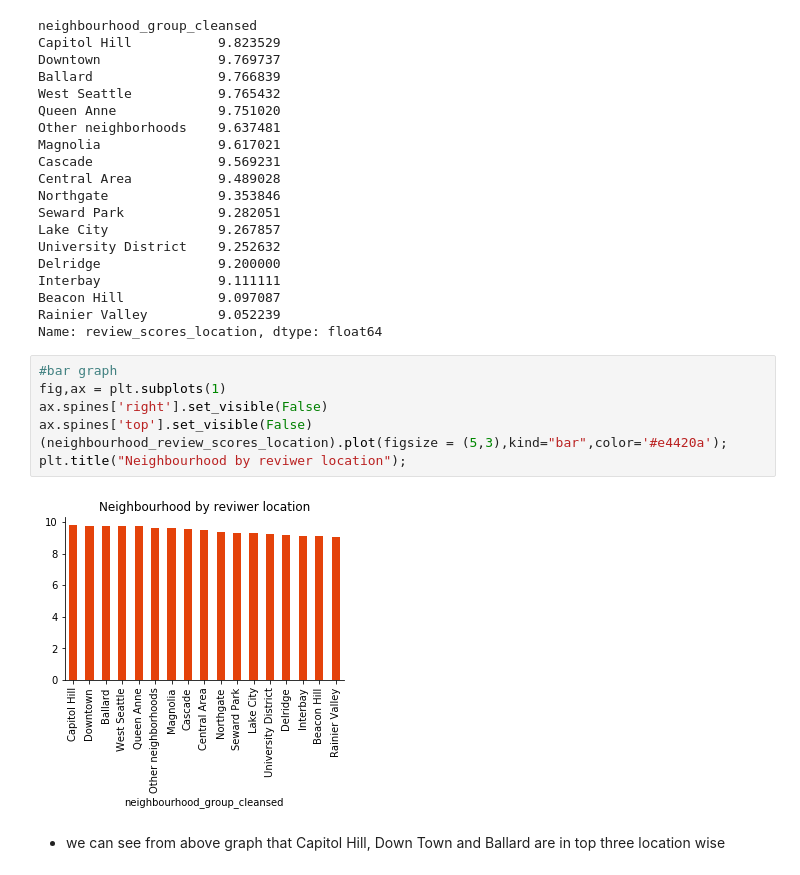
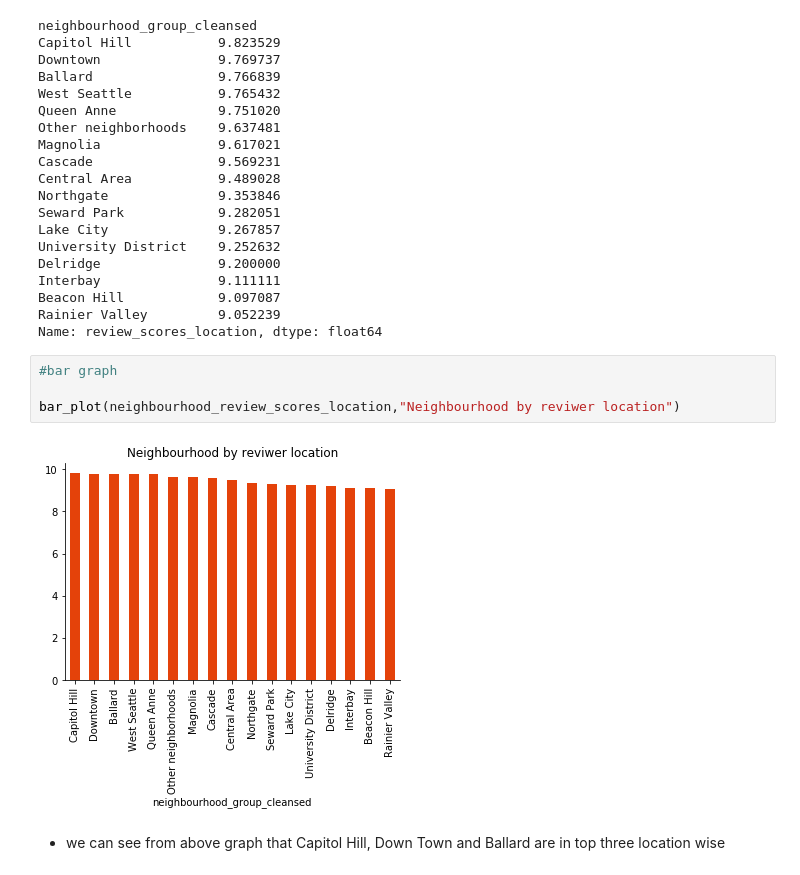
Before and after one commit to raziakhalidbutt/Seatle-Airbnb-CRISP-Udacity-project, a Jupyter notebook: Seattle_airbnb_CRISP_project.ipynb, the cells around one changed output. Saved outputs shown, nothing was run; the diff lists cells and outputs as text.

```diff
--- a/Seattle_airbnb_CRISP_project.ipynb
+++ b/Seattle_airbnb_CRISP_project.ipynb
@@ -549,15 +547,12 @@ Interbay               9.111111
 Beacon Hill            9.097087
 Rainier Valley         9.052239
 Name: review_scores_location, dtype: float64
-# %%
-#bar graph
-fig,ax = plt.subplots(1)
-ax.spines['right'].set_visible(False)
-ax.spines['top'].set_visible(False)
-(neighbourhood_review_scores_location).plot(figsize = (5,3),kind="bar",color='#e4420a');
-plt.title("Neighbourhood by reviwer location");
-# %% [output]
-[figure, removed]
+# %%
+#bar graph
+
+bar_plot(neighbourhood_review_scores_location,"Neighbourhood by reviwer location")
+# %% [output]
+[figure, added]
 # %% [markdown]
 - we can see from above graph that Capitol Hill, Down Town and Ballard are in top three location wise
 # %%
```
Also changed, not shown: parts of 10 cells of this notebook.
